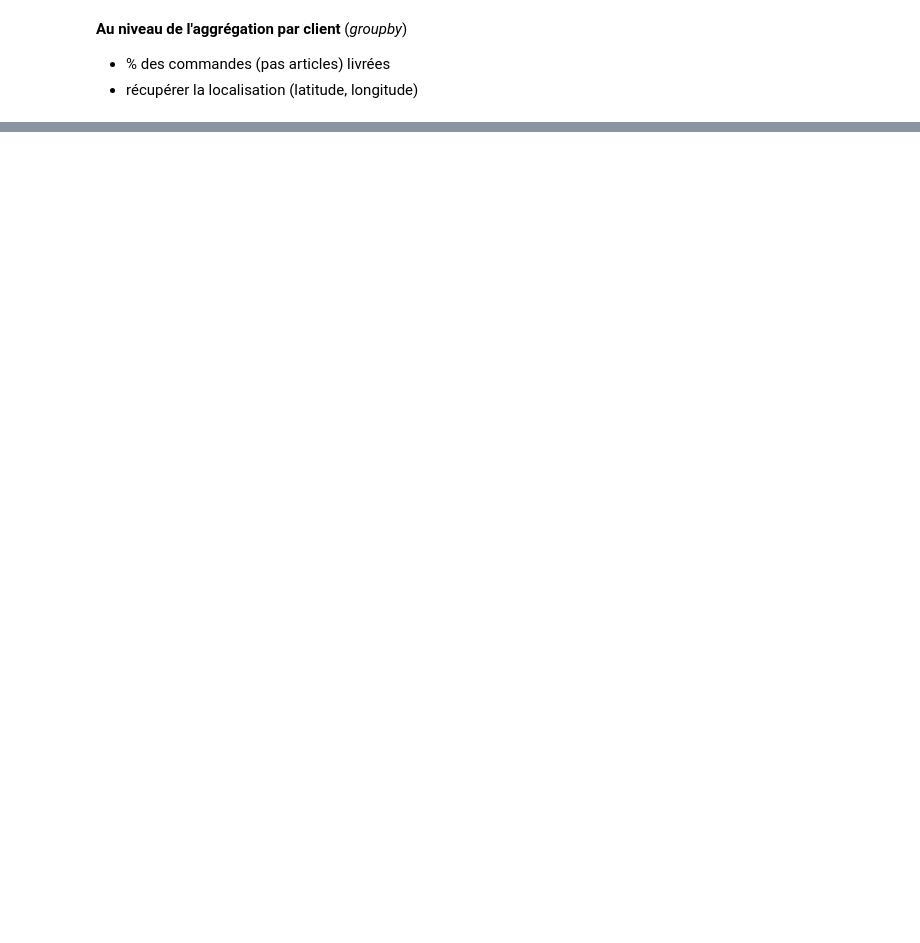
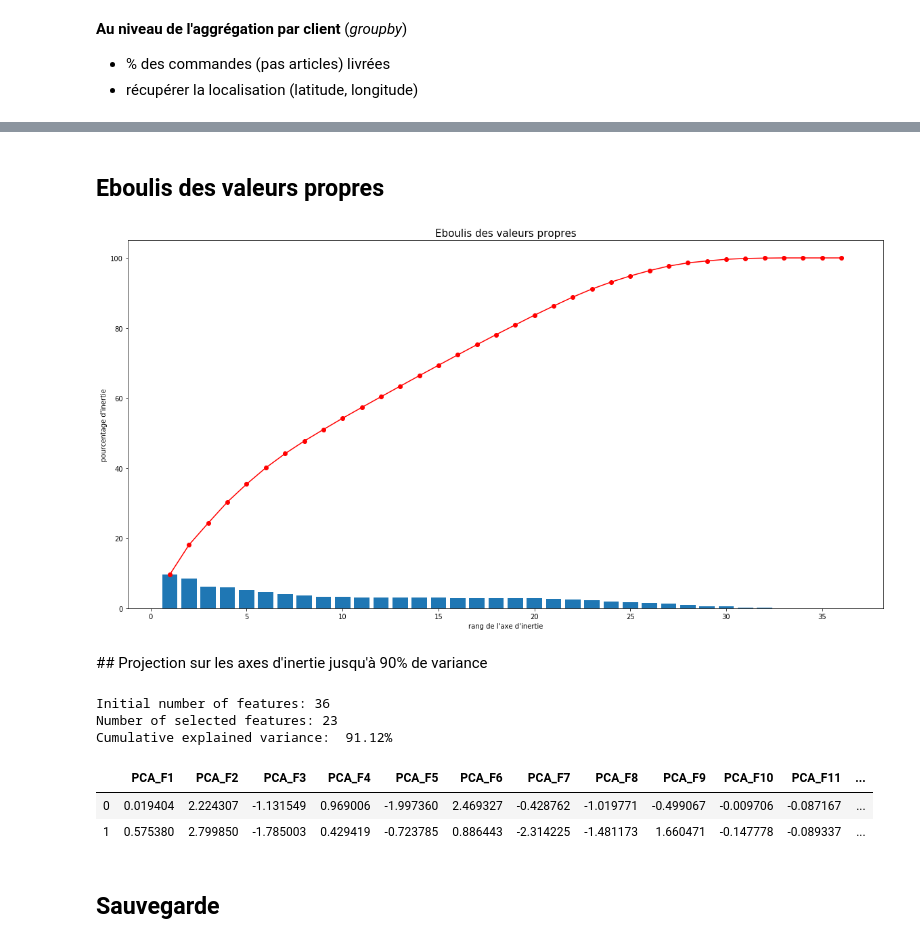
Before and after one commit to bayethiernodiop/Parcours-Data-Scientist, a Jupyter notebook: projet5/projet5_exploration.ipynb, the cells around one changed output, grey strips where cells are left out. Cells and saved outputs as stored; diff of their text form; code cells hidden in the pictures; blank space fills up the shorter version.

```diff
--- a/projet5/projet5_exploration.ipynb
+++ b/projet5/projet5_exploration.ipynb
@@ -916,0 +1572,8 @@ ArrowNotImplementedError: ('Unsupported numpy type 22', 'Conversion failed for c
+# %%
+# Setup parameters before calling the function
+categorical_Series = data_customers['customer_state']
+threshold = 0.03 # collapse all categories less than 3%
+replacement = 'other' # replacement value
+
+# Call the function to collapse categories and update the pd.DataFrame
+data_customers['customer_state'] = functions_p5.collapse_categories_by_frequency(categorical_Series, threshold=0.05, replacement='other')
@@ -916,0 +1583,9 @@ ArrowNotImplementedError: ('Unsupported numpy type 22', 'Conversion failed for c
+# %%
+# One-hot-encoding the 'customer_state' variable
+dummy_df = pd.get_dummies(data_customers['customer_state'], prefix='state')
+
+# Concatenating the DataFrame and one-hot-encoded variables
+data_customers = pd.concat([data_customers, dummy_df], axis=1)
+
+# Dropping the original column
+data_customers = data_customers.drop(columns=['customer_state'])
@@ -916,0 +1611,3 @@ ArrowNotImplementedError: ('Unsupported numpy type 22', 'Conversion failed for c
+# %%
+# Converting 'timedelta' and 'datetime' features to float
+data_customers = functions_p5.convert_timeseries_to_float(data_customers)
@@ -916,0 +1620,5 @@ ArrowNotImplementedError: ('Unsupported numpy type 22', 'Conversion failed for c
+# %%
+# Applying preprocessing (standardization)
+data_customers_std = functions_p5.preprocessing(data_customers)
+print("Shape of the DataFrame: {}".format(data_customers_std.shape))
+data_customers_std.head()
@@ -916,0 +1641,14 @@ ArrowNotImplementedError: ('Unsupported numpy type 22', 'Conversion failed for c
+# %% [markdown]
+## Eboulis des valeurs propres
+# %%
+functions_p5.display_scree_plot(data_customers_std)
+# %% [output]
+[figure, added]
+# %% [markdown]
+## Projection sur les axes d'inertie jusqu'à 90% de variance
+# %%
+data_PCA = functions_p5.PCA_features_reduction(data_customers_std, var_threshold=0.9)
+# %% [output]
+Initial number of features: 36
+Number of selected features: 23
+Cumulative explained variance:  91.12%
@@ -916,0 +1658,8 @@ ArrowNotImplementedError: ('Unsupported numpy type 22', 'Conversion failed for c
+# %%
+data_PCA.head(2)
+# %% [output]
+|  | PCA_F1 | PCA_F2 | PCA_F3 | PCA_F4 | PCA_F5 | PCA_F6 | PCA_F7 | PCA_F8 | PCA_F9 | PCA_F10 | PCA_F11 | ... |
+| 0 | 0.019404 | 2.224307 | -1.131549 | 0.969006 | -1.997360 | 2.469327 | -0.428762 | -1.019771 | -0.499067 | -0.009706 | -0.087167 | ... |
+| 1 | 0.575380 | 2.799850 | -1.785003 | 0.429419 | -0.723785 | 0.886443 | -2.314225 | -1.481173 | 1.660471 | -0.147778 | -0.089337 | ... |
+# %% [markdown]
+## Sauvegarde
```
Also changed, not shown: parts of 213 cells of this notebook, 8 other files.
